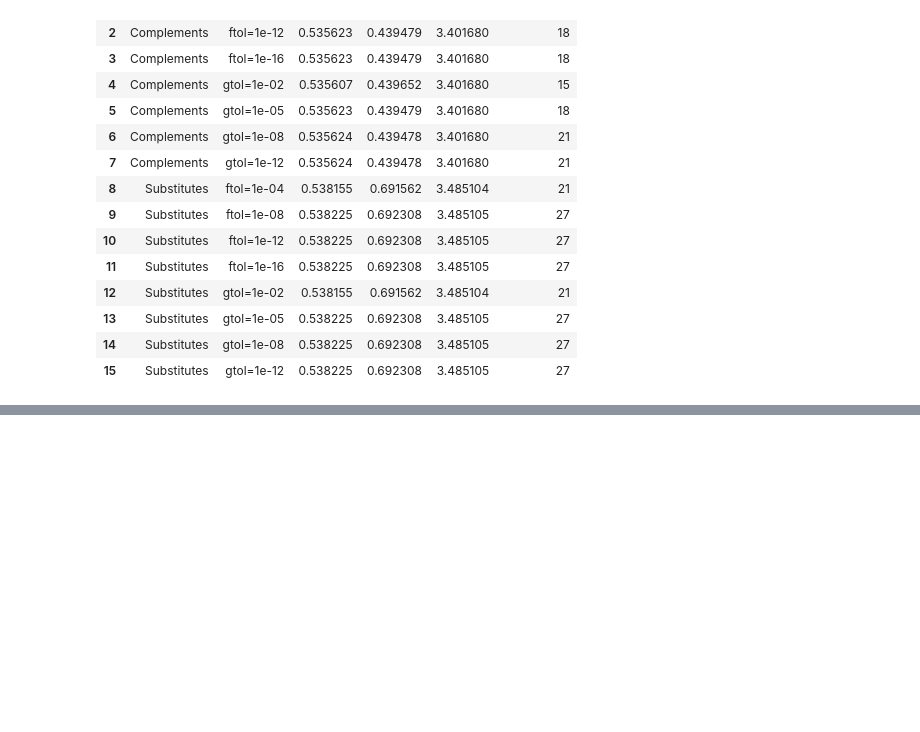
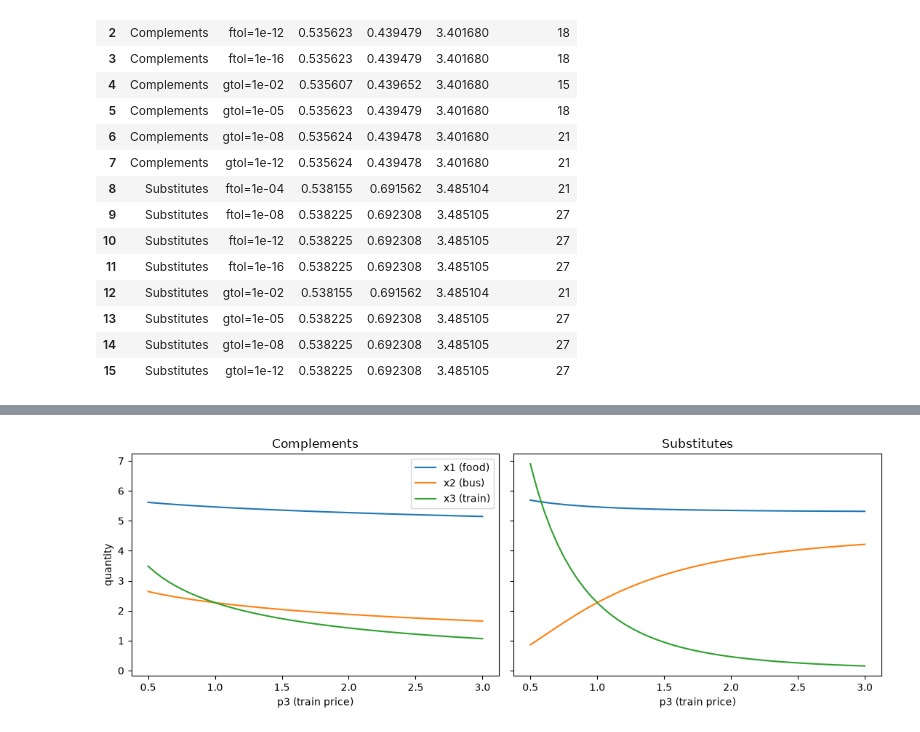
Before and after one commit to GB-Hansen/Snake-Charmers-2, a Jupyter notebook: Model_project/ModProj_Notebook.ipynb, the cells around one changed output, grey strips where cells are left out. Cells and saved outputs as stored; diff of their text form; code cells hidden in the pictures; blank space fills up the shorter version.

```diff
--- a/Model_project/ModProj_Notebook.ipynb
+++ b/Model_project/ModProj_Notebook.ipynb
@@ -382,0 +383,16 @@ Next assignment: how demand responds as the price of a train ticket rises.
+# %%
+fig, axes = plt.subplots(1, 2, figsize=(11, 4), sharey=True)
+for ax, name in zip(axes, sigma_B):
+    d = df[df.calibration == name]
+    ax.plot(d.p3, d.x1, label='x1 (food)')
+    ax.plot(d.p3, d.x2, label='x2 (bus)')
+    ax.plot(d.p3, d.x3, label='x3 (train)')
+    ax.set_xlabel('p3 (train price)')
+    ax.set_title(name)
+
+axes[0].set_ylabel('quantity')
+axes[0].legend()
+plt.tight_layout()
+plt.show()
+# %% [output]
+[figure, added]
```
Also changed, not shown: parts of 25 cells of this notebook.
